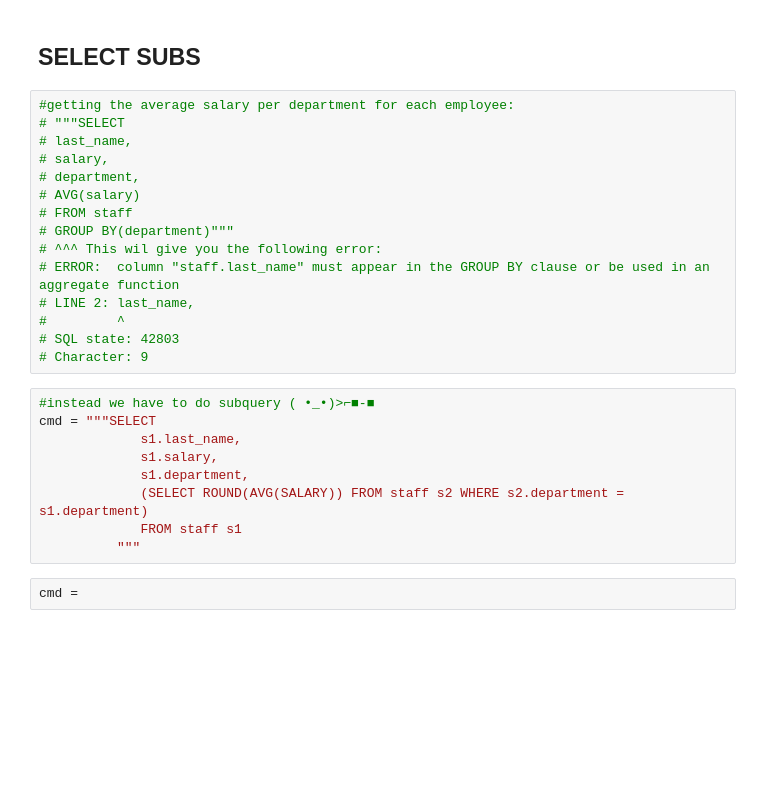
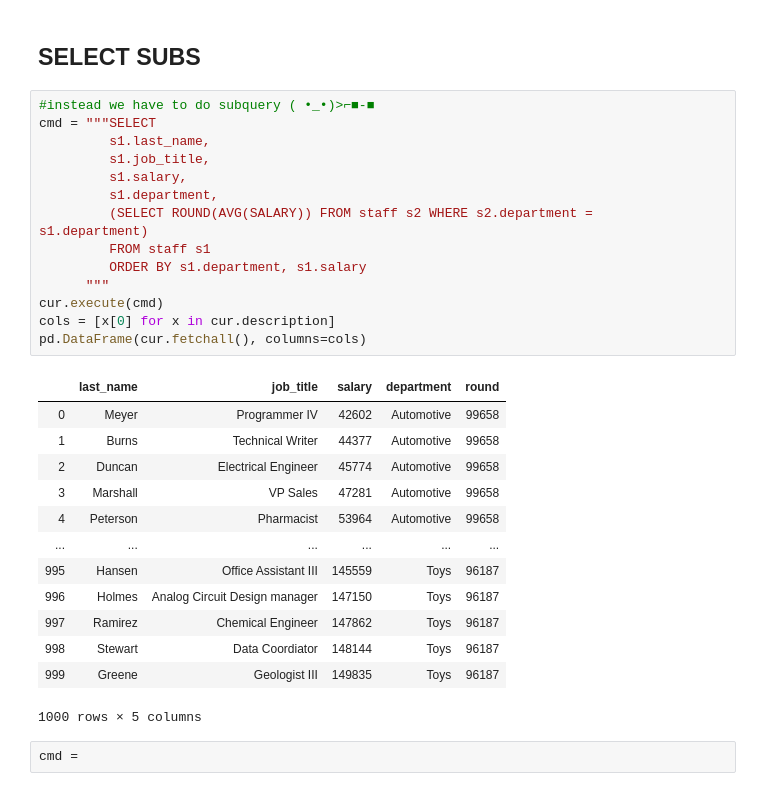
Before and after one commit to yasharmansouri/SQL-for-Data-Science, a Jupyter notebook: sql_for_data_science.ipynb, the cells around one changed output. Cells and saved outputs as stored; diff of their text form; blank space fills up the shorter version.

```diff
--- a/sql_for_data_science.ipynb
+++ b/sql_for_data_science.ipynb
@@ -480,30 +599,34 @@ cmd = """SELECT job_title FROM staff
 # Subqueries
 # %% [markdown]
 ## SELECT SUBS
-# %%
-#getting the average salary per department for each employee:
-# """SELECT
-# last_name,
-# salary,
-# department,
-# AVG(salary)
-# FROM staff
-# GROUP BY(department)"""
-# ^^^ This wil give you the following error:
-# ERROR:  column "staff.last_name" must appear in the GROUP BY clause or be used in an aggregate function
-# LINE 2: last_name,
-#         ^
-# SQL state: 42803
-# Character: 9
 # %%
 #instead we have to do subquery ( •_•)>⌐■-■
 cmd = """SELECT
-             s1.last_name,
-             s1.salary,
-             s1.department,
-             (SELECT ROUND(AVG(SALARY)) FROM staff s2 WHERE s2.department =                s1.department)
-             FROM staff s1
-          """
+         s1.last_name,
+         s1.job_title,
+         s1.salary,
+         s1.department,
+         (SELECT ROUND(AVG(SALARY)) FROM staff s2 WHERE s2.department =                s1.department)
+         FROM staff s1
+         ORDER BY s1.department, s1.salary
+      """
+cur.execute(cmd)
+cols = [x[0] for x in cur.description]
+pd.DataFrame(cur.fetchall(), columns=cols)
+# %% [output]
+|  | last_name | job_title | salary | department | round |
+| 0 | Meyer | Programmer IV | 42602 | Automotive | 99658 |
+| 1 | Burns | Technical Writer | 44377 | Automotive | 99658 |
+| 2 | Duncan | Electrical Engineer | 45774 | Automotive | 99658 |
+| 3 | Marshall | VP Sales | 47281 | Automotive | 99658 |
+| 4 | Peterson | Pharmacist | 53964 | Automotive | 99658 |
+| ... | ... | ... | ... | ... | ... |
+| 995 | Hansen | Office Assistant III | 145559 | Toys | 96187 |
+| 996 | Holmes | Analog Circuit Design manager | 147150 | Toys | 96187 |
+| 997 | Ramirez | Chemical Engineer | 147862 | Toys | 96187 |
+| 998 | Stewart | Data Coordiator | 148144 | Toys | 96187 |
+| 999 | Greene | Geologist III | 149835 | Toys | 96187 |
+1000 rows × 5 columns
 # %%
 cmd =
 # %%
```
Also changed, not shown: parts of 9 cells of this notebook.
